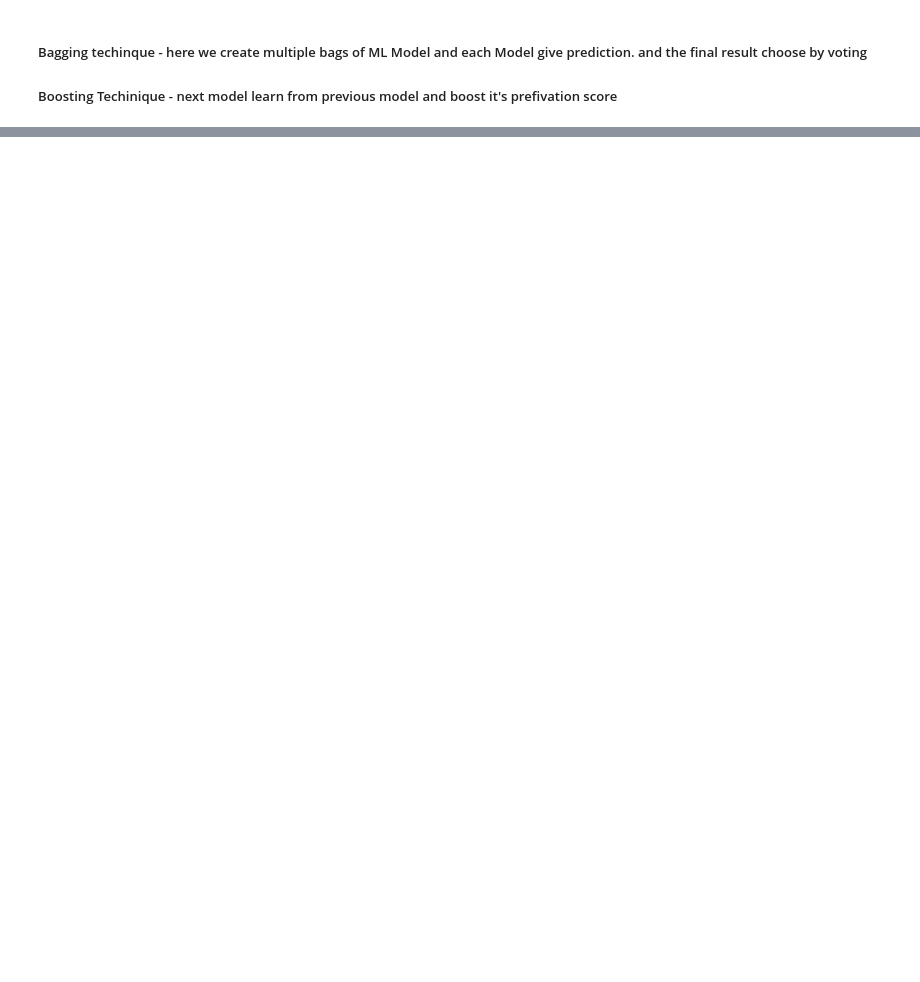
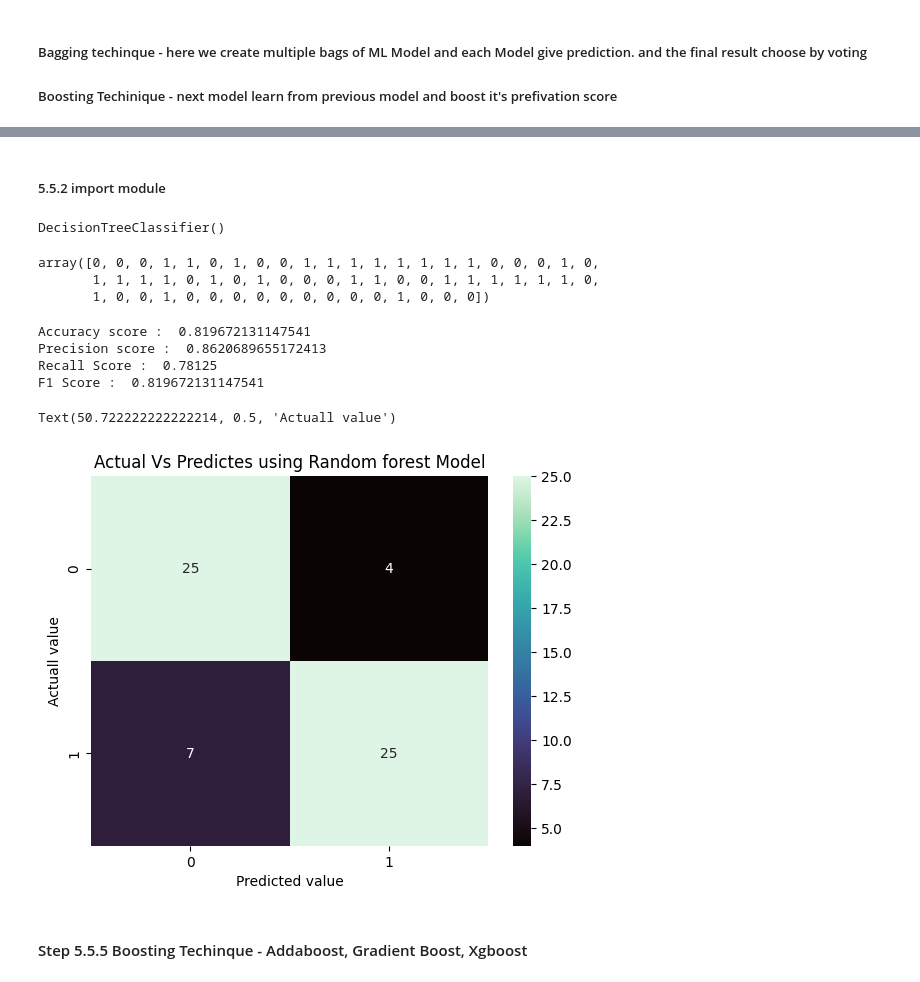
Before and after one commit to draj-codes/heart-disease, a Jupyter notebook: ml_model/heat disease.ipynb, the cells around one changed output, grey strips where cells are left out. Saved outputs shown, nothing was run; the diff lists cells and outputs as text; code cells hidden in the pictures; blank space fills up the shorter version.

```diff
--- a/ml_model/heat disease.ipynb
+++ b/ml_model/heat disease.ipynb
@@ -557,0 +563,2 @@ from sklearn
+# %% [markdown]
+##### 5.5.2 import module
@@ -557,0 +567,36 @@ from sklearn
+# %%
+model_rf= RandomForestClassifier()
+model_dt.fit(X_train,y_train)
+# %% [output]
+DecisionTreeClassifier()
+# %%
+#5.5.3
+y_pred=model_dt.predict(X_test)
+y_pred
+# %% [output]
+array([0, 0, 0, 1, 1, 0, 1, 0, 0, 1, 1, 1, 1, 1, 1, 1, 1, 0, 0, 0, 1, 0,
+       1, 1, 1, 1, 0, 1, 0, 1, 0, 0, 0, 1, 1, 0, 0, 1, 1, 1, 1, 1, 1, 0,
+       1, 0, 0, 1, 0, 0, 0, 0, 0, 0, 0, 0, 0, 1, 0, 0, 0])
+# %%
+#### Score
+print("Accuracy score : ",accuracy_score(y_test,y_pred))
+print("Precision score : ",precision_score(y_test,y_pred))
+print("Recall Score : ",recall_score(y_test,y_pred))
+print("F1 Score : ",f1_score(y_test,y_pred))
+# %% [output]
+Accuracy score :  0.819672131147541
+Precision score :  0.8620689655172413
+Recall Score :  0.78125
+F1 Score :  0.819672131147541
+# %%
+#5.5.4
+cm= confusion_matrix(y_test,y_pred)
+plt.title("Actual Vs Predictes using Random forest Model")
+sns.heatmap(cm,annot=True,cmap="mako")
+plt.xlabel("Predicted value")
+plt.ylabel("Actuall value")
+# %% [output]
+Text(50.722222222222214, 0.5, 'Actuall value')
+[figure, added]
+# %% [markdown]
+#### Step 5.5.5 Boosting Techinque - Addaboost, Gradient Boost, Xgboost
```
Also changed, not shown: parts of 11 cells of this notebook.
